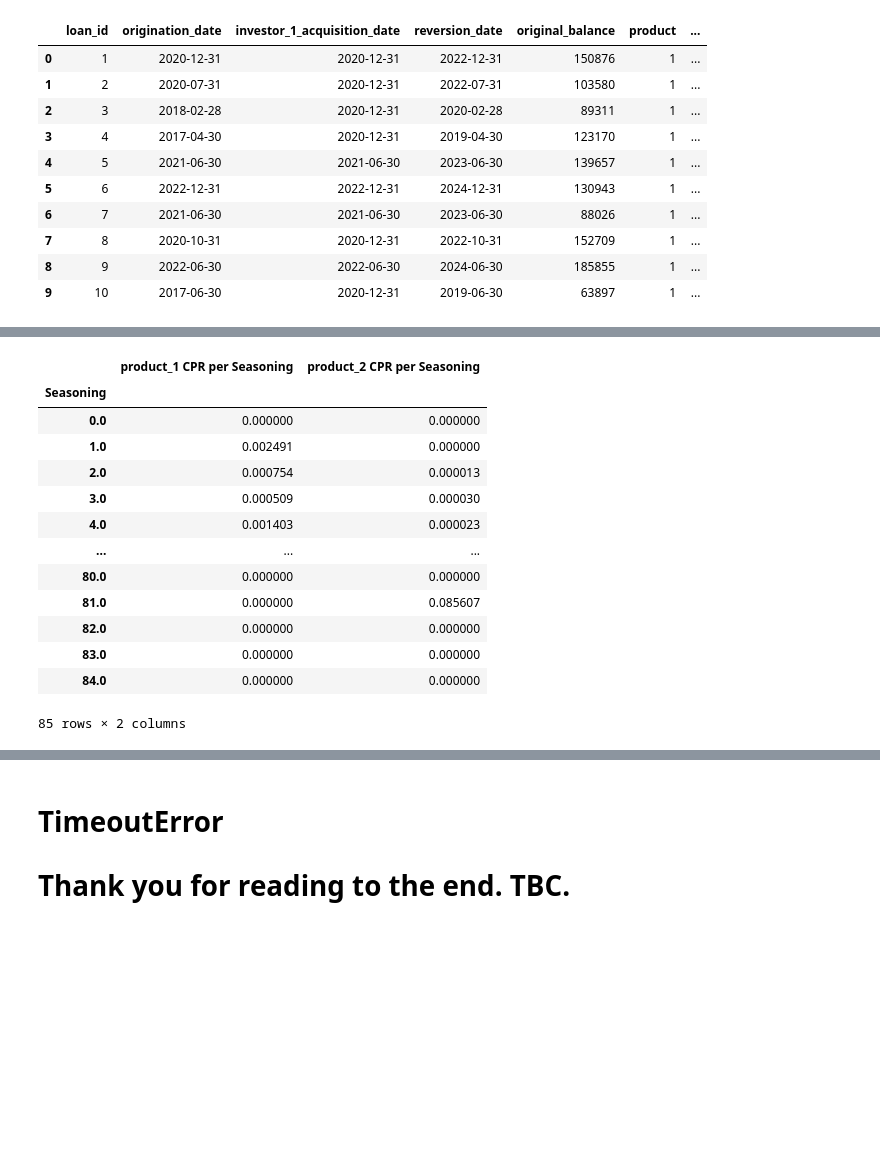
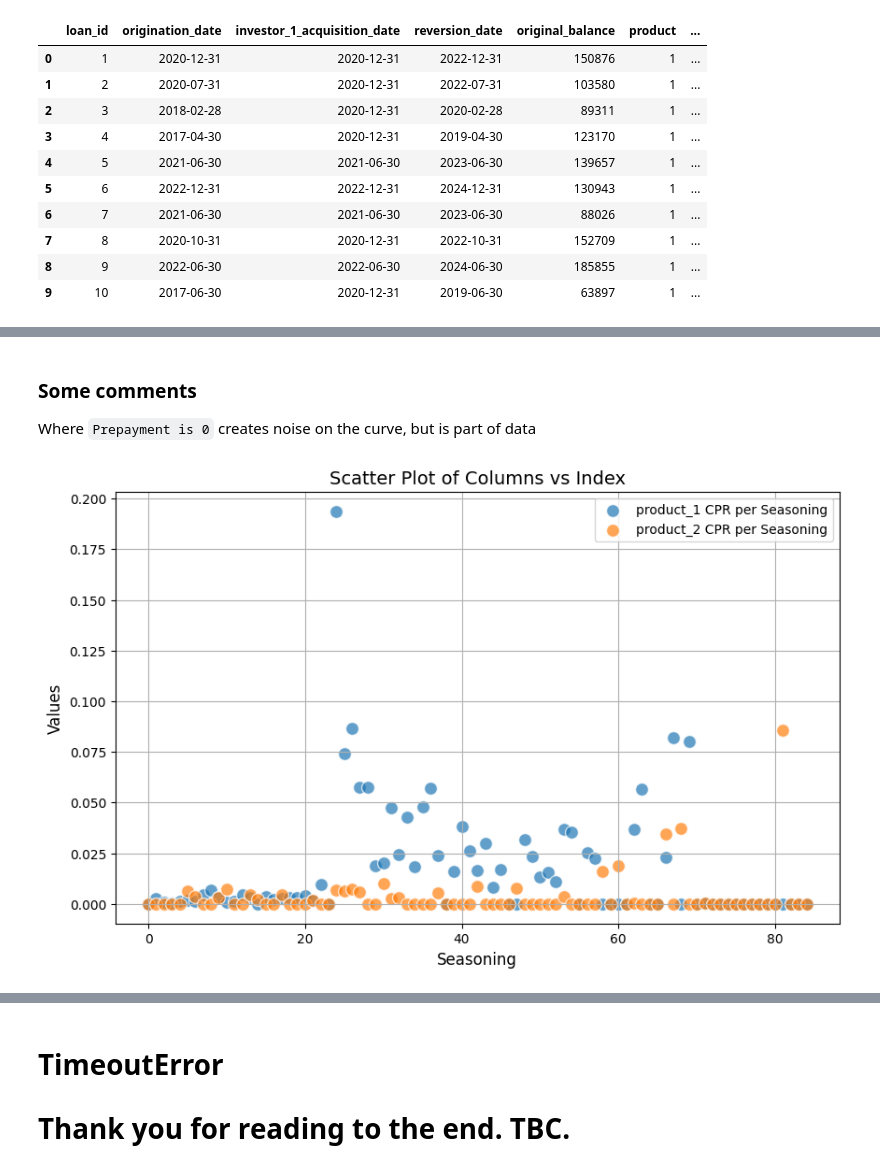
Before and after one commit to AnatolyBuga/elliott, a Jupyter notebook: Solution.ipynb, the cells around one changed output, grey strips where cells are left out. Cells and saved outputs as stored; diff of their text form; code cells hidden in the pictures; blank space fills up the shorter version.

```diff
--- a/Solution.ipynb
+++ b/Solution.ipynb
@@ -362,22 +378,12 @@ Index: 84.0, Value: 0.0
+# %% [markdown]
+### Some comments
+Where `Prepayment is 0` creates noise on the curve, but is part of data
 # %%
 # With pivot on Product - scroll down to see both
 cpr_curve = curves.CPR(loans_data, pivots=["product"])
-cpr_curve.curves
+cpr_curve.show()
 # %% [output]
-|  | product_1 CPR per Seasoning | product_2 CPR per Seasoning |
-| Seasoning |  |  |
-| 0.0 | 0.000000 | 0.000000 |
-| 1.0 | 0.002491 | 0.000000 |
-| 2.0 | 0.000754 | 0.000013 |
-| 3.0 | 0.000509 | 0.000030 |
-| 4.0 | 0.001403 | 0.000023 |
-| ... | ... | ... |
-| 80.0 | 0.000000 | 0.000000 |
-| 81.0 | 0.000000 | 0.085607 |
-| 82.0 | 0.000000 | 0.000000 |
-| 83.0 | 0.000000 | 0.000000 |
-| 84.0 | 0.000000 | 0.000000 |
-85 rows × 2 columns
+[figure, added]
 # %%
 # With index on Time to Reversion and pivot on Product
 # Note, for Time to Reversion we do not want to filter out 0s
```
Also changed, not shown: parts of 20 cells of this notebook, 4 other files.
